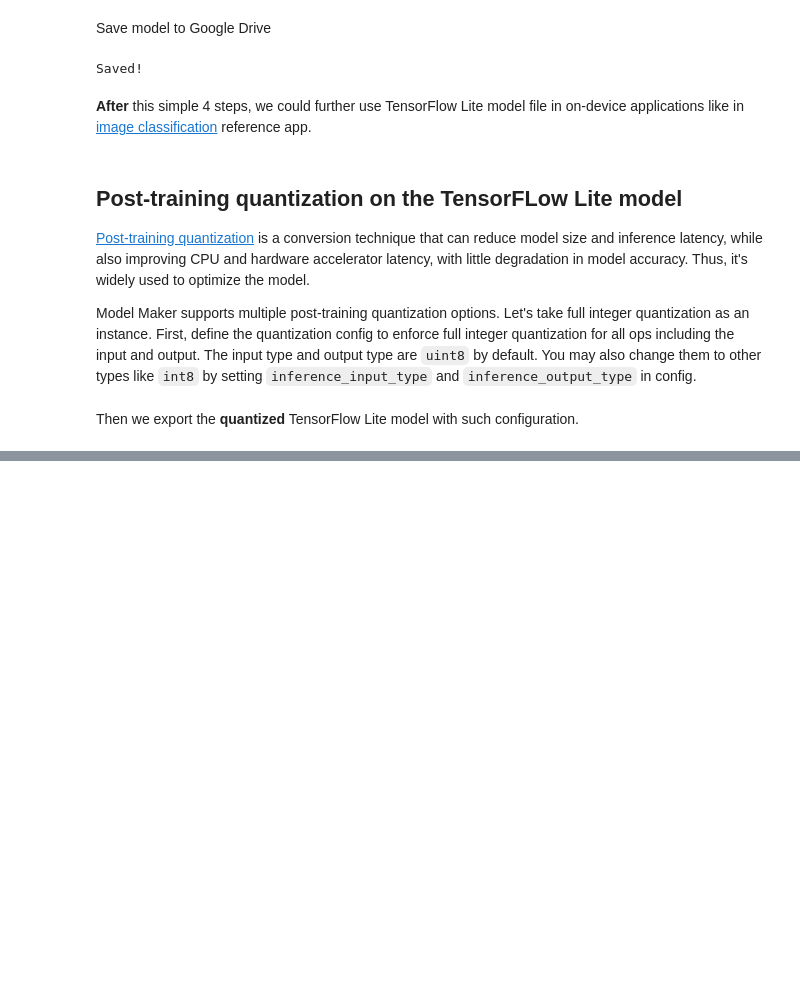
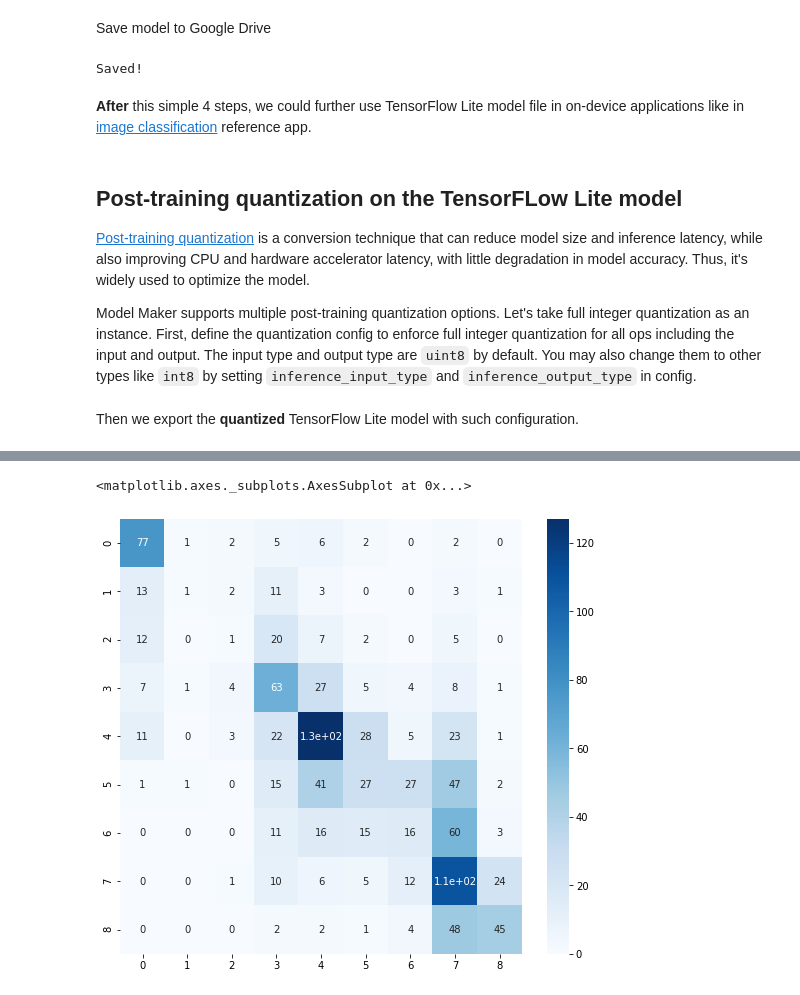
Before and after one commit to radualexandrub/Android-Age-Classification, a Jupyter notebook: AgeData.ipynb, the cells around one changed output, grey strips where cells are left out. Drawn from its saved outputs; the diff is of its cells as text; code cells hidden in the pictures; blank space fills up the shorter version.

```diff
--- a/AgeData.ipynb
+++ b/AgeData.ipynb
@@ -185,0 +179,30 @@ INFO:tensorflow:Saving labels in /tmp/tmp2je07_3j/labels.txt.
+# %%
+from sklearn.metrics import confusion_matrix
+from keras.models import load_model
+import numpy as np
+import seaborn as sn
+import matplotlib.pyplot as plt
+%matplotlib inline
+
+lookUp = {
+    "04-06": 0,
+    "07-08": 1,
+    "09-11": 2,
+    "12-19": 3,
+    "20-27": 4,
+    "28-35": 5,
+    "36-45": 6,
+    "46-60": 7,
+    "61-75": 8
+}
+predicts = model.predict_top_k(test_data)
+predict_labels = [lookUp[predicts[i][0][0]] for i, (image, label) in enumerate(test_data.dataset)]
+real_labels = [label.numpy() for i, (image, label) in enumerate(test_data.dataset)]
+
+plt.figure(figsize=(9,8))
+cm = confusion_matrix(y_true = real_labels,
+                      y_pred = predict_labels)
+sn.heatmap(cm, annot=True, cmap="Blues")
+# %% [output]
+<matplotlib.axes._subplots.AxesSubplot at 0x...>
+[figure, added]
```
Also changed, not shown: parts of 9 cells of this notebook, 7 other files.
